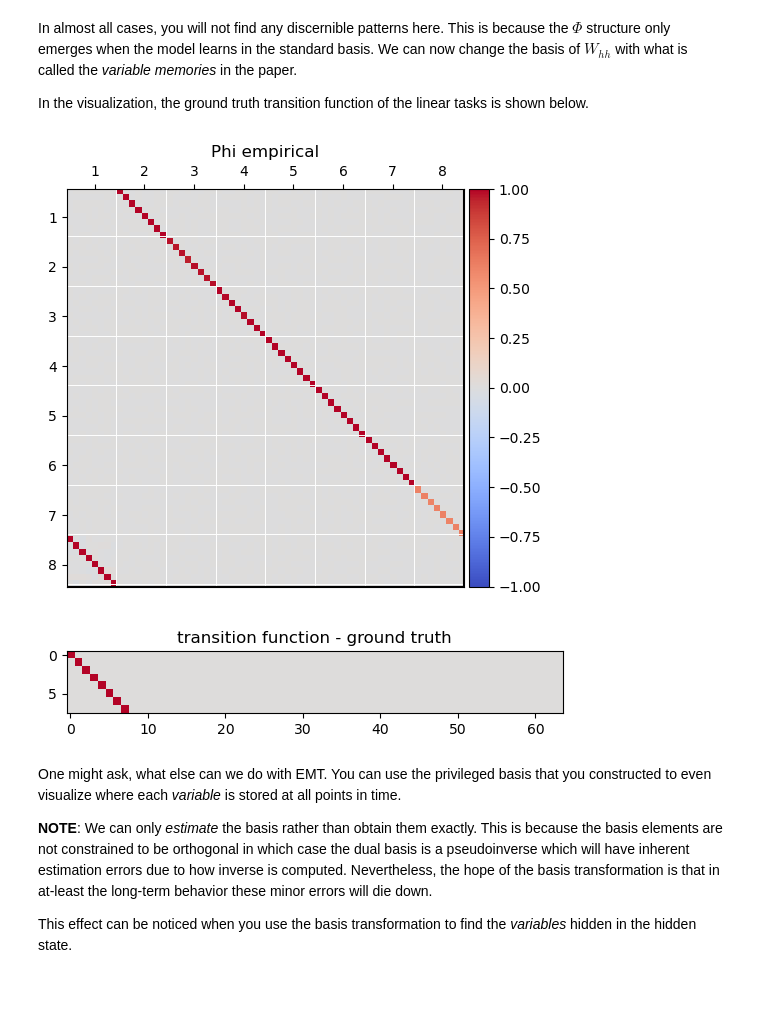
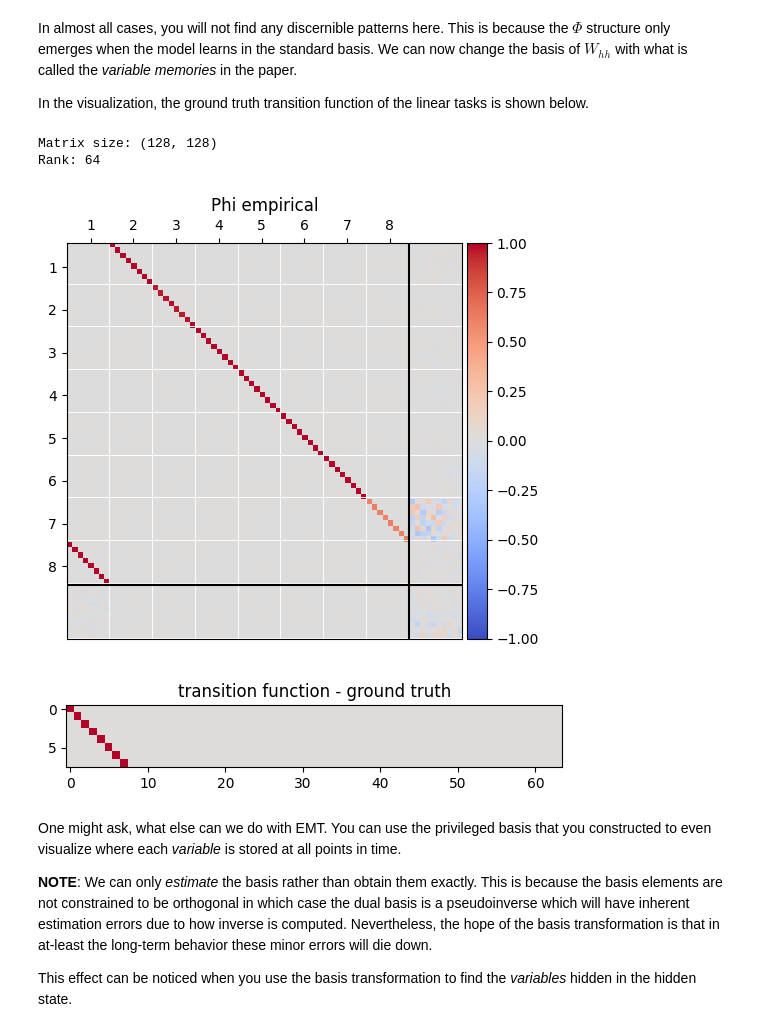
Before and after one commit to arjunkaruvally/emt_variable_binding, a Jupyter notebook: demo_rcopy.ipynb, the cells around one changed output. Cells and saved outputs as stored; diff of their text form; code cells hidden in the pictures; blank space fills up the shorter version.

```diff
--- a/demo_rcopy.ipynb
+++ b/demo_rcopy.ipynb
@@ -28,10 +25,16 @@ The autoreload extension is already loaded. To reload it, use:
 # %%
 ## Some customization for the notebook
 
-assert "EXPERIMENT_OUTPUT_DIR" in os.environ, "environment not set"
+# assert "EXPERIMENT_OUTPUT_DIR" in os.environ, "environment not set"
+
+## use this if you have your own experiment output directory set
+# EXPERIMENT_OUTPUT_DIR=os.environ["EXPERIMENT_OUTPUT_DIR"]
+
+## else results are stored in the current directory
+EXPERIMENT_OUTPUT_DIR="./"
 
 EXPERIMENT_NAME = "rcopy_test"
-EXPERIMENT_PATH = os.path.join(os.environ["EXPERIMENT_OUTPUT_DIR"], EXPERIMENT_NAME)
+EXPERIMENT_PATH = os.path.join(EXPERIMENT_OUTPUT_DIR, EXPERIMENT_NAME)
 
 TASK_ID = (255, 0, 0)  # this is the task id for repeat copy. Dont change unless you know what you are doing - some alternate ones are below
 # TASK_ID = (9241421688590303745, 262676, 189) # \mathcal{T}_2 in the paper
@@ -141,8 +143,8 @@ $$h(t) = \tanh(W_{hh} h(t-1)) = W_{hh} h(t-1) + O(h(t-1)^2)$$
 TEST_HORIZON = 200 # set this to higher than 100 to see model generalizing to timescales not observed during training
 
 # load the saved model (only necessary if training is separate from testing)
-model_path = os.path.join(os.environ['EXPERIMENT_OUTPUT_DIR'], EXPERIMENT_NAME, "rcopy",
-                        "version_0", "checkpoints", "epoch=9-step=20000-v1.ckpt")
+model_path = os.path.join(EXPERIMENT_OUTPUT_DIR, EXPERIMENT_NAME, "rcopy",
+                        "version_0", "checkpoints", "epoch=9-step=20000.ckpt")
 
 if ACCELERATOR == "gpu":
     device = "cuda"
@@ -290,46 +293,52 @@ In the visualization, the ground truth transition function of the linear tasks i
 # %%
 # compute the basis vectors for variable memories
 # Psi is the bases, Psi_star is the basis dual (https://en.wikipedia.org/wiki/Dual_basis)
-Psi, Psi_star = emt_linear_model.get_variable_basis(lmodel.seq_length, alpha=1,
-                                              f_operator=lmodel.train_dataset.f_operator)
+Psi, Psi_star = emt_linear_model.get_variable_basis(lmodel.seq_length,
+                                            lmodel.model.all_hidden.cpu().data.numpy()[:, 0, :].squeeze(),
+                                            alpha=1,
+                                            f_operator=lmodel.train_dataset.f_operator.cpu().data.numpy().T,
+                                            strength=1,
+                                            threshold=0.99)
 
 Phi_empirical = Psi_star @ emt_linear_model.W_hh @ Psi  # W_hh in the space of variable memories
 
 
 ## this might look like a lot but all it is doing is plotting Phi_empirical in a visually appealing manner
 ax = plt.subplot()
-im = ax.imshow(Phi_empirical, cmap="coolwarm", vmin=-1, vmax=1, alpha=1)
+im = ax.imshow(Phi_empirical.real, cmap="coolwarm", vmin=-1, vmax=1, alpha=1)
 
 # create an Axes on the right side of ax. The width of cax will be 5%
 # of ax and the padding between cax and ax will be fixed at 0.05 inch.
 divider = make_axes_locatable(ax)
 cax = divider.append_axes("right", size="5%", pad=0.05)
 
 plt.colorbar(im, cax=cax)
 
 for i in range(lmodel.input_dim):
     ax.axhline(y=((i+1)*lmodel.seq_length)-.9, color='w', linestyle='-', lw=0.7)
 
 for j in range(lmodel.input_dim):
     ax.axvline(x=((j+1)*lmodel.seq_length)-.5, color='w', linestyle='-', lw=0.7)
 
 ax.axhline(y=lmodel.input_dim*lmodel.seq_length-0.5, color='k', linestyle='-')
 ax.axvline(x=lmodel.input_dim*lmodel.seq_length-0.5, color='k', linestyle='-')
 
 ax.set_xticks(np.arange(lmodel.input_dim//2, lmodel.input_dim*lmodel.seq_length, lmodel.input_dim), range(1, lmodel.seq_length+1))
 ax.set_yticks(np.arange(lmodel.input_dim//2, lmodel.input_dim*lmodel.seq_length, lmodel.input_dim), range(1, lmodel.seq_length+1))
 ax.tick_params(top=True, labeltop=True, bottom=False, labelbottom=False)
 
 ax.set_title("Phi empirical")
 plt.tight_layout()
 plt.show()
 
 plt.imshow(lmodel.train_dataset.f_operator.T, cmap="coolwarm", vmin=-1, vmax=1)
 plt.title("transition function - ground truth")
 plt.show()
 # %% [output]
+Matrix size: (128, 128)
+Rank: 64
-[figure, old version]
+[figure, new version]
-[figure, old version]
+[figure, new version]
 # %% [markdown]
 One might ask, what else can we do with EMT. You can use the privileged basis that you constructed to even visualize where each *variable* is stored at all points in time.
 
```
Also changed, not shown: parts of 7 cells of this notebook, 5 other files.
